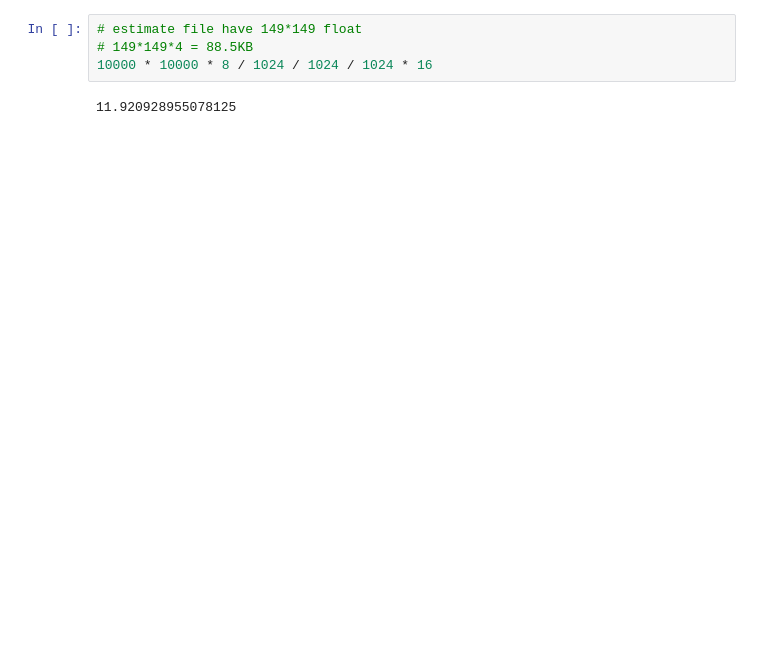
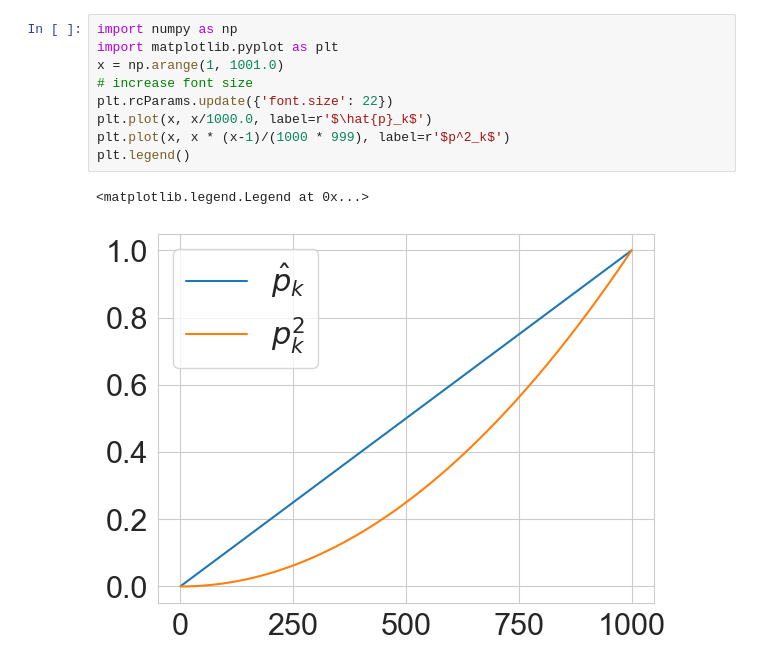
Before and after one commit to Jecosine/CatBoostPlayground, a Jupyter notebook: examples/generate_dist_mat.ipynb, the cells around one changed output. Saved outputs shown, nothing was run; the diff lists cells and outputs as text; blank space fills up the shorter version.

```diff
--- a/examples/generate_dist_mat.ipynb
+++ b/examples/generate_dist_mat.ipynb
@@ -58,6 +207,12 @@ ds._data.shape
 # %%
-# estimate file have 149*149 float
-# 149*149*4 = 88.5KB
-10000 * 10000 * 8 / 1024 / 1024 / 1024 * 16
+import numpy as np
+import matplotlib.pyplot as plt
+x = np.arange(1, 1001.0)
+# increase font size
+plt.rcParams.update({'font.size': 22})
+plt.plot(x, x/1000.0, label=r'$\hat{p}_k$')
+plt.plot(x, x * (x-1)/(1000 * 999), label=r'$p^2_k$')
+plt.legend()
 # %% [output]
-11.920928955078125
+<matplotlib.legend.Legend at 0x...>
+[figure, added]
```
Also changed, not shown: parts of 8 cells of this notebook, 8 other files.
